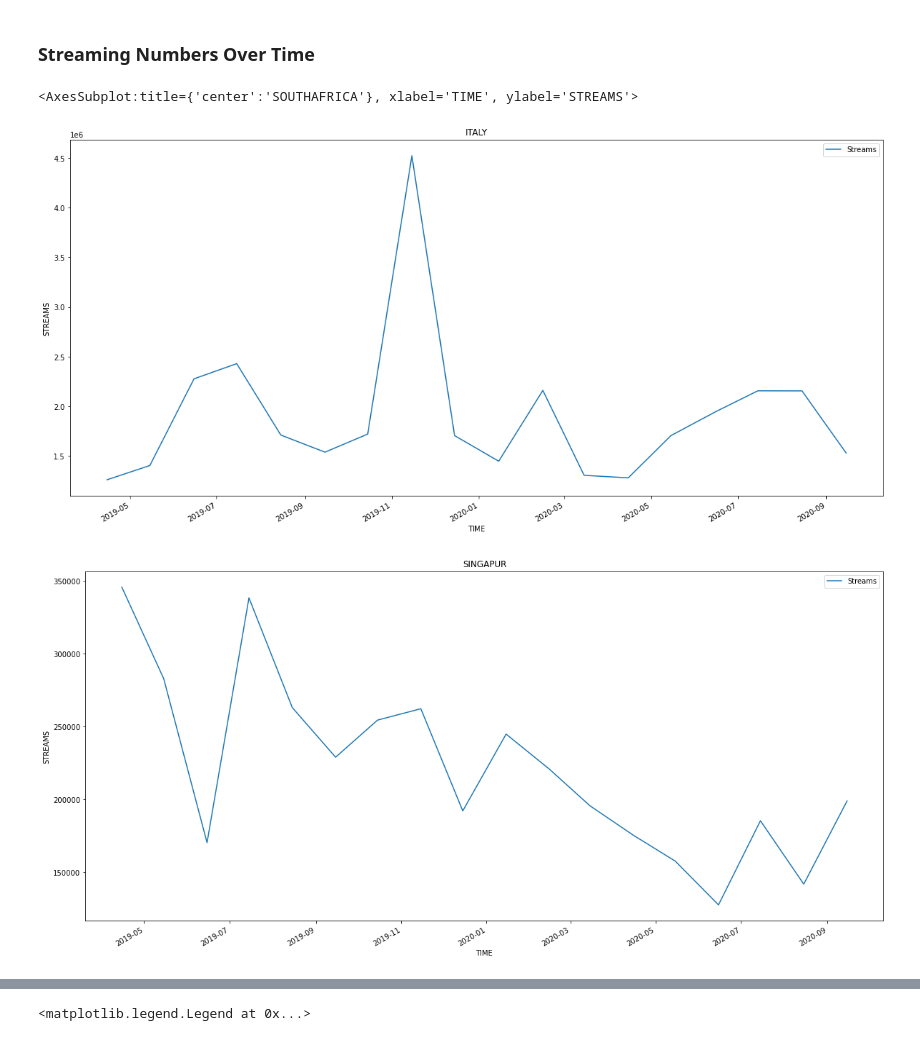
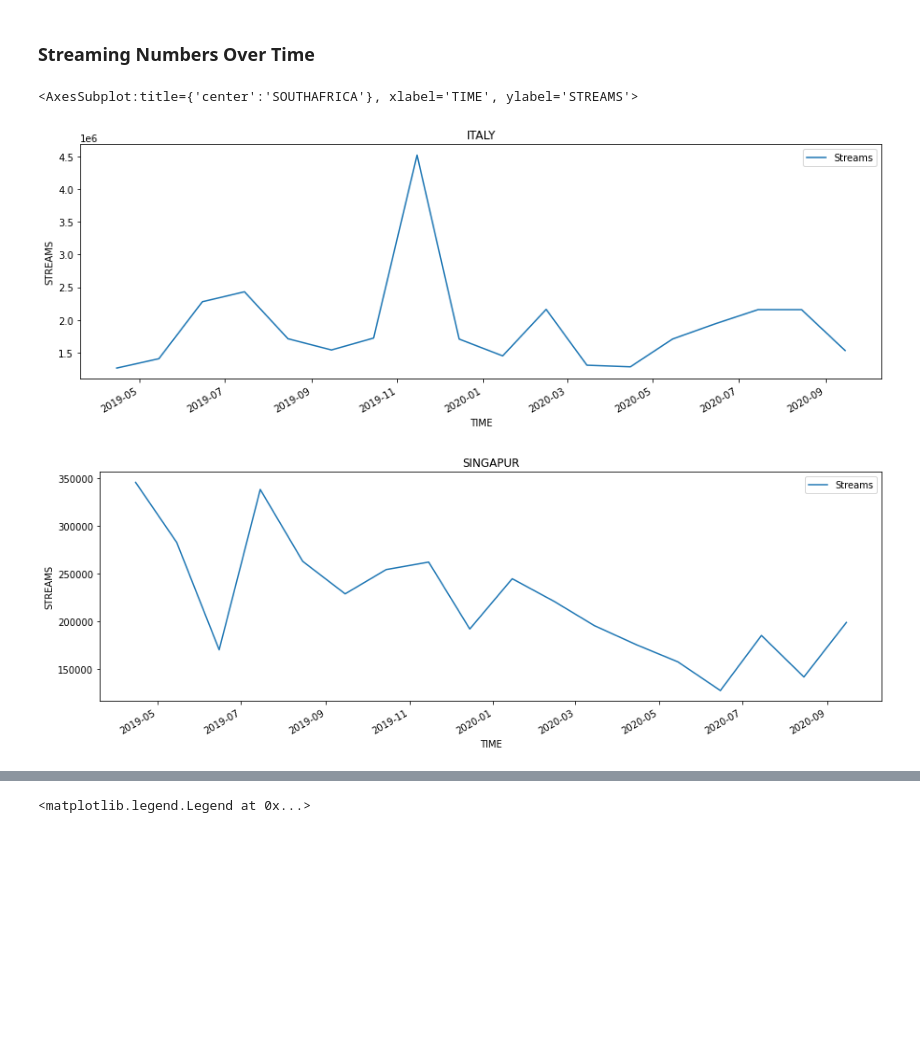
Before and after one commit to ksaslow/sad-song, a Jupyter notebook: spotify_api.ipynb, the cells around one changed output, grey strips where cells are left out. Cells and saved outputs as stored; diff of their text form; code cells hidden in the pictures; blank space fills up the shorter version.

Commit message:
improving plots

```diff
--- a/spotify_api.ipynb
+++ b/spotify_api.ipynb
@@ -58,11 +58,12 @@ print(sp.country_codes)
 ['AD', 'AR', 'AU', 'AT', 'BE', 'BO', 'BR', 'BG', 'CA', 'CL', 'CO', 'CR', 'CY', 'CZ', 'DK', 'DO', 'EC', 'SV', 'EE', 'FI', 'FR', 'DE', 'GR', 'GT', 'HN', 'HK', 'HU', 'IS', 'ID', 'IE', 'IT', 'JP', 'LV', ' ...
 # %%
 #DOWNLOAD LOOP
-for country in country_charts:
+'''for country in country_charts:
     url= f'https://spotifycharts.com/{what_charts}/{country}/daily/{date_charts}/download'
     print(url)
     r = requests.get(url, allow_redirects=True)
     open(f'spotify_{what_charts}/{date_charts}-{country}-{what_charts}.csv', 'wb').write(r.content)
+    '''
 # %%
 '''#DOWNLOAD SINGLE CSV BY SPECIFIC URL
 
@@ -197,14 +177,14 @@ singapur_streams=total_streams[total_streams['country']=='-sg-']
 brazil_streams=total_streams[total_streams['country']=='-br-']
 # %%
 #SEPERATE CHARTS
-italy_streams.plot(x='date', y='Streams', kind='line', figsize=(20,10),xlabel='TIME',ylabel='STREAMS',title='ITALY')
-singapur_streams.plot(x='date', y='Streams', kind='line', figsize=(20,10),xlabel='TIME',ylabel='STREAMS',title='SINGAPUR')
-usa_streams.plot(x='date', y='Streams', kind='line', figsize=(20,10),xlabel='TIME',ylabel='STREAMS',title='USA')
-brazil_streams.plot(x='date', y='Streams', kind='line', figsize=(20,10),xlabel='TIME',ylabel='STREAMS',title='BRAZIL')
-safrica_streams.plot(x='date', y='Streams', kind='line', figsize=(20,10),xlabel='TIME',ylabel='STREAMS',title='SOUTHAFRICA')
+italy_streams.plot(x='date', y='Streams', kind='line', figsize=(15,5),xlabel='TIME',ylabel='STREAMS',title='ITALY')
+singapur_streams.plot(x='date', y='Streams', kind='line', figsize=(15,5),xlabel='TIME',ylabel='STREAMS',title='SINGAPUR')
+usa_streams.plot(x='date', y='Streams', kind='line', figsize=(15,5),xlabel='TIME',ylabel='STREAMS',title='USA')
+brazil_streams.plot(x='date', y='Streams', kind='line', figsize=(15,5),xlabel='TIME',ylabel='STREAMS',title='BRAZIL')
+safrica_streams.plot(x='date', y='Streams', kind='line', figsize=(15,5),xlabel='TIME',ylabel='STREAMS',title='SOUTHAFRICA')
 #plt.legend(['ITALY','SINGAPUR','USA','BRAZIL','SOUTAFRICA'])
 #plt.title('TOTAL STREAMS IN ALL COUNTRIES')
 # %% [output]
 <AxesSubplot:title={'center':'SOUTHAFRICA'}, xlabel='TIME', ylabel='STREAMS'>
-[figure, old version]
+[figure, new version]
-[figure, old version]
+[figure, new version]
```
Also changed, not shown: parts of 5 cells of this notebook.
